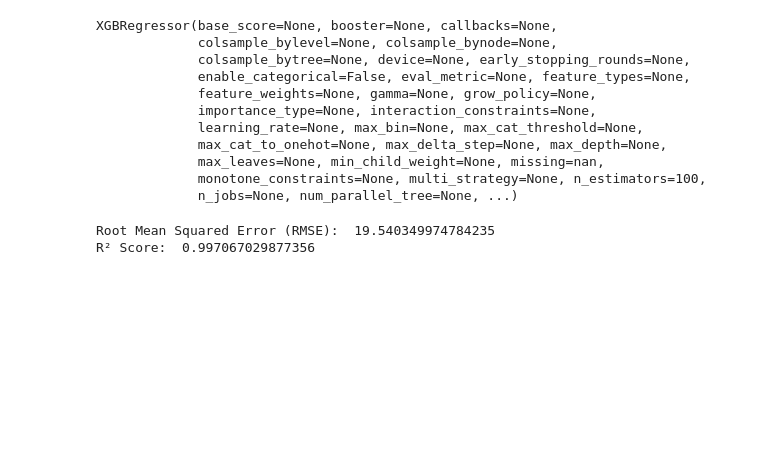
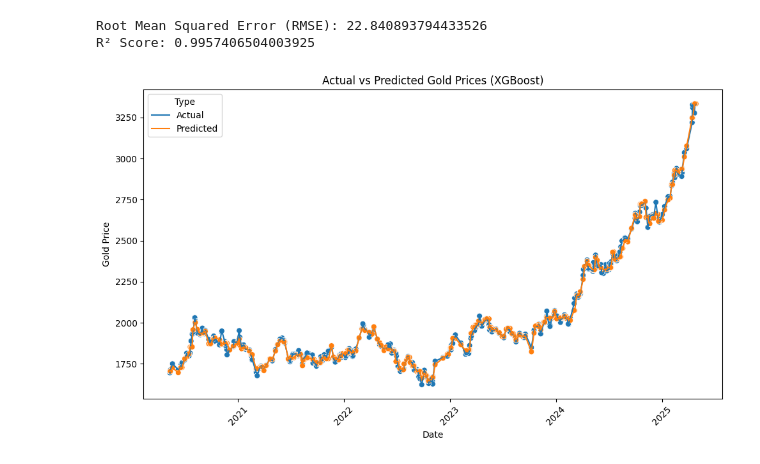
Before and after one commit to 23cs011/Gold-price-prediction, a Jupyter notebook: Gold_Price_Prediction/XGBoost.ipynb, the cells around one changed output. Saved outputs shown, nothing was run; the diff lists cells and outputs as text; code cells hidden in the pictures; blank space fills up the shorter version.

```diff
--- a/Gold_Price_Prediction/XGBoost.ipynb
+++ b/Gold_Price_Prediction/XGBoost.ipynb
@@ -10,8 +11,9 @@ from sklearn.metrics import mean_squared_error, r2_score
 # Load dataset
 df = pd.read_csv("dataset.csv")
 
-# Convert 'Date' to ordinal format
-df['Date_ordinal'] = pd.to_datetime(df['Date'], utc=True).map(pd.Timestamp.toordinal)
+# Convert 'Date' to datetime and ordinal
+df['Date'] = pd.to_datetime(df['Date'], utc=True)
+df['Date_ordinal'] = df['Date'].map(pd.Timestamp.toordinal)
 
 # Check for missing values
 print(df.info())
@@ -41,31 +62,38 @@ y = df['Close'].values
 # %%
-# Initialize and train the XGBoost model
-model = xgb.XGBRegressor(n_estimators=100, random_state=42)
+# Make predictions on test data
+y_pred = model.predict(X_test)
 
-model.fit(X, y)
+# Evaluation metrics
+rmse_score = np.sqrt(mean_squared_error(y_test, y_pred))
+r2 = r2_score(y_test, y_pred)
+
+print("Root Mean Squared Error (RMSE):", rmse_score)
+print("R² Score:", r2)
 # %% [output]
-XGBRegressor(base_score=None, booster=None, callbacks=None,
-             colsample_bylevel=None, colsample_bynode=None,
-             colsample_bytree=None, device=None, early_stopping_rounds=None,
-             enable_categorical=False, eval_metric=None, feature_types=None,
-             feature_weights=None, gamma=None, grow_policy=None,
-             importance_type=None, interaction_constraints=None,
-             learning_rate=None, max_bin=None, max_cat_threshold=None,
-             max_cat_to_onehot=None, max_delta_step=None, max_depth=None,
-             max_leaves=None, min_child_weight=None, missing=nan,
-             monotone_constraints=None, multi_strategy=None, n_estimators=100,
-             n_jobs=None, num_parallel_tree=None, ...)
+Root Mean Squared Error (RMSE): 22.840893794433526
+R² Score: 0.9957406504003925
 # %%
-# Make predictions
-y_pred = model.predict(X)
+# Create DataFrame for plotting
+test_df = pd.DataFrame({
+    'Date_ordinal': X_test.flatten(),
+    'Actual': y_test,
+    'Predicted': y_pred
+})
+test_df['Date'] = test_df['Date_ordinal'].apply(pd.Timestamp.fromordinal)
+
+# Reshape for lineplot
+df_long = test_df.melt(id_vars="Date", value_vars=["Actual", "Predicted"],
+                       var_name="Type", value_name="Price")
 # %%
-# Evaluate the model
-rmse_score = np.sqrt(mean_squared_error(y, y_pred))
-r2 = r2_score(y, y_pred)
-
-print("Root Mean Squared Error (RMSE): ", rmse_score)
-print("R² Score: ", r2)
+plt.figure(figsize=(10, 6))
+sns.lineplot(data=df_long, x="Date", y="Price", hue="Type", estimator=None)
+sns.scatterplot(data=df_long, x="Date", y="Price", hue="Type", legend=False, marker='o', s=40)
+plt.title("Actual vs Predicted Gold Prices (XGBoost)")
+plt.xlabel("Date")
+plt.ylabel("Gold Price")
+plt.xticks(rotation=45)
+plt.tight_layout()
+plt.show()
 # %% [output]
-Root Mean Squared Error (RMSE):  19.540349974784235
-R² Score:  0.997067029877356
+[figure, added]
 # %%
```
Also changed, not shown: parts of 5 cells of this notebook, 2 other files.
